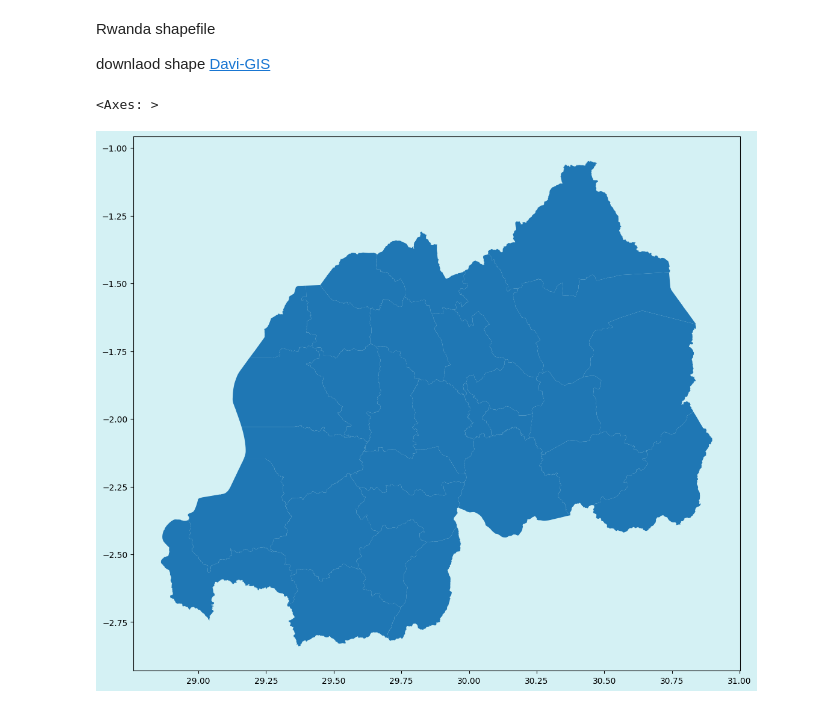
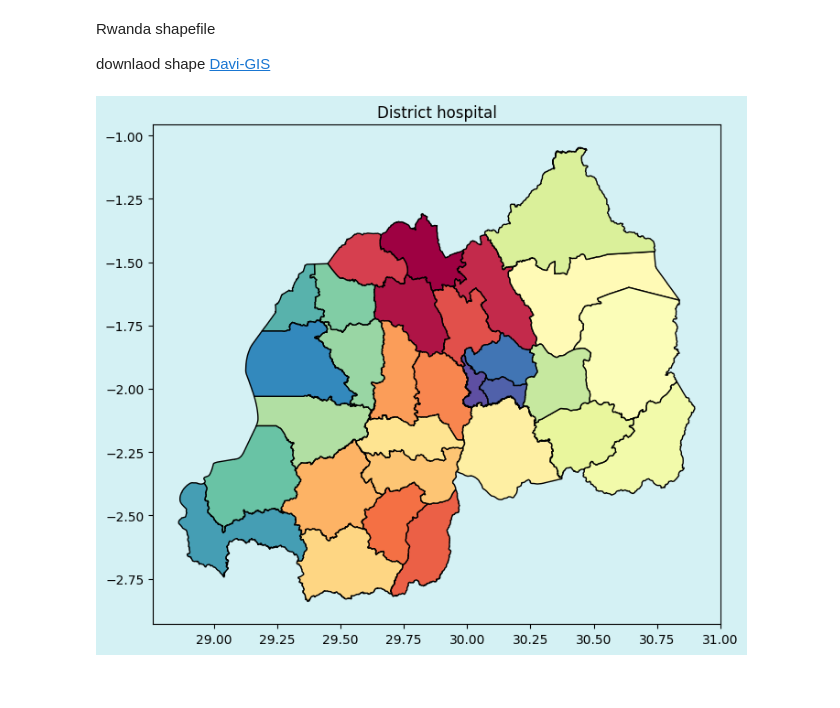
Before and after one commit to nzungizelab/country_map, a Jupyter notebook: country_map.ipynb, the cells around one changed output. Drawn from its saved outputs; the diff is of its cells as text; code cells hidden in the pictures.

```diff
--- a/country_map.ipynb
+++ b/country_map.ipynb
@@ -175,14 +175,27 @@ downlaod shape [Davi-GIS](https://diva-gis.org/Data)
 # %%
 from osgeo import gdal
 import geopandas as gpd
 import matplotlib.pyplot as plt
 
 gdal.SetConfigOption('SHAPE_RESTORE_SHX', 'YES')
 
 in_vector = '/content/drive/MyDrive/Rwa_shapefile/RWA_adm2.shp' # path from drive
 gdf = gpd.read_file(in_vector)
 p = gdf.crs
-gdf.plot()
+gdf.plot(
+        #facecolor ='m',
+         #linewidth=0.5,
+         #edgecolor="black",
+         #facecolor='m',
+         edgecolor='k',
+         linewidths=1.,
+         #zorder=8,
+         figsize=(8, 9),
+         #legend=True,
+         cmap="Spectral", #RdYlGn, Spectral, coolwarm, bwr,seismic
+         #missing_kwds={"color": "white"}
+         )
+plt.title("District hospital")
+plt.show()
 # %% [output]
-<Axes: >
-[figure, old version]
+[figure, new version]
```
